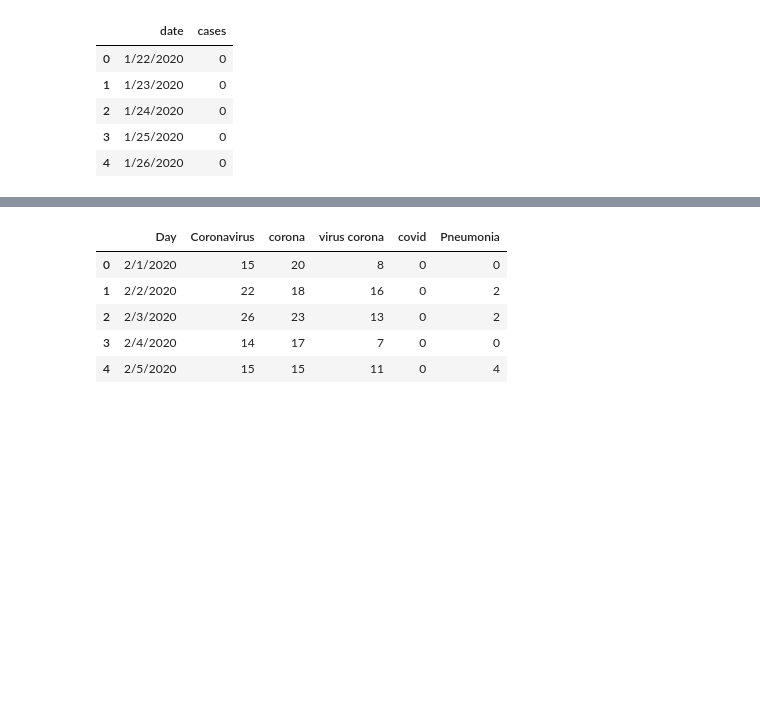
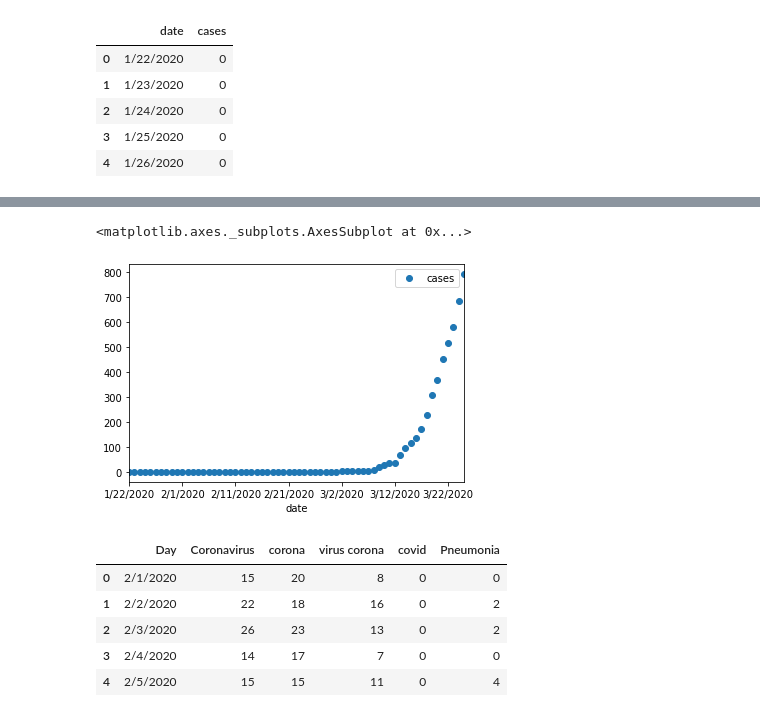
Before and after one commit to firdarinoa/bangkit-assignment5, a Jupyter notebook: Assignment5.ipynb, the cells around one changed output, grey strips where cells are left out. Cells and saved outputs as stored; diff of their text form; code cells hidden in the pictures; blank space fills up the shorter version.

```diff
--- a/Assignment5.ipynb
+++ b/Assignment5.ipynb
@@ -45,3 +41,8 @@ jakarta.head()
+# %%
+confirmed_acc.plot(x='date', y='cases', style='o')
+# %% [output]
+<matplotlib.axes._subplots.AxesSubplot at 0x...>
+[figure, added]
 # %%
 keywordtrend = pd.read_csv('/content/keywordtrend.csv')
 keywordtrend.head()
```
Also changed, not shown: parts of 21 cells of this notebook.
